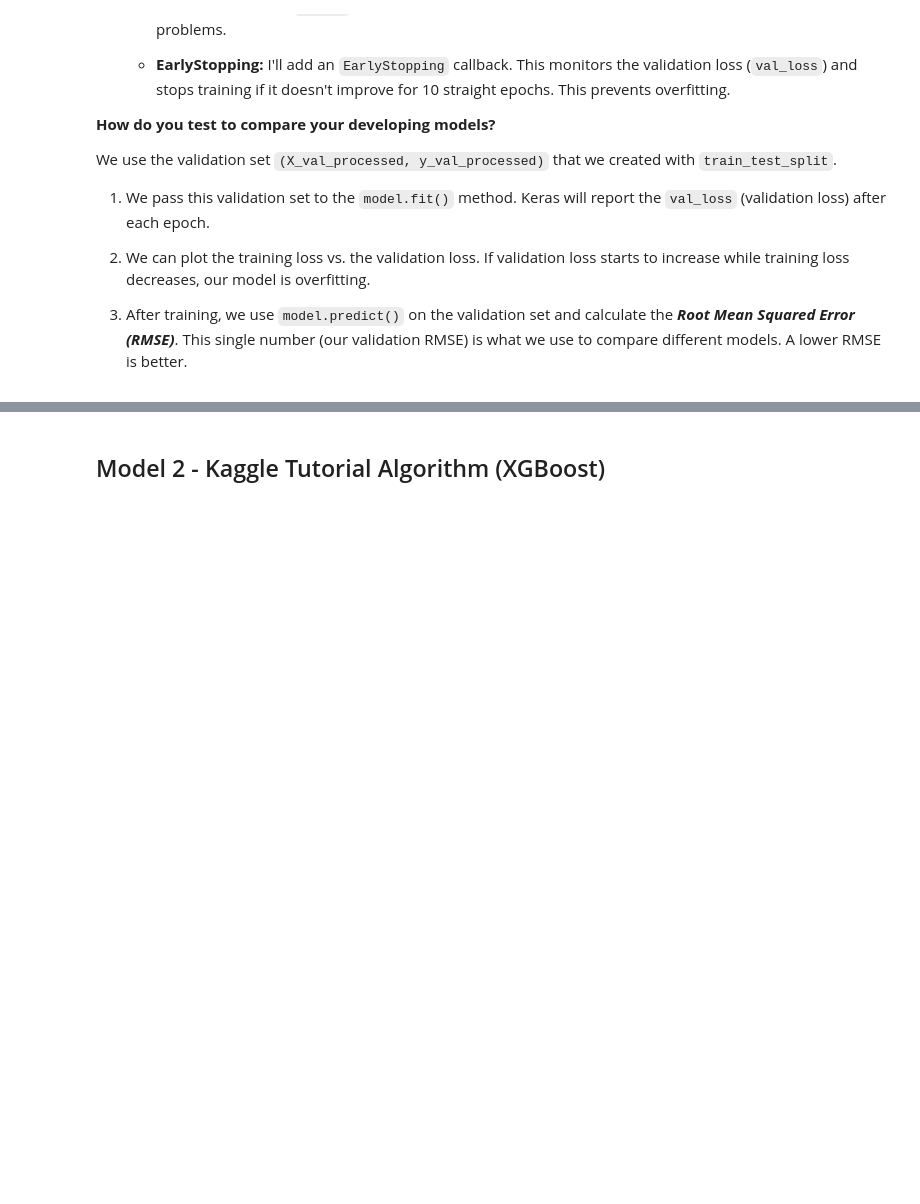
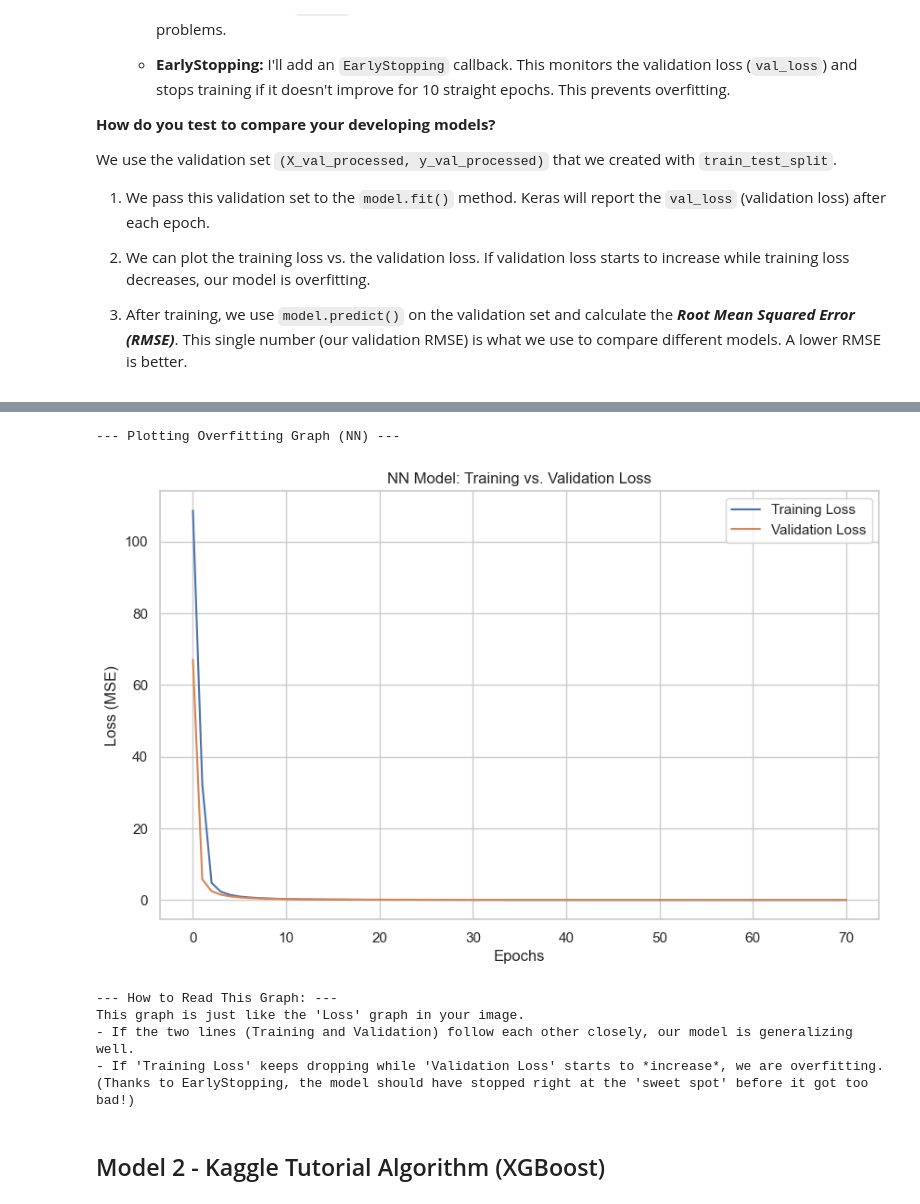
Before and after one commit to Jessiwulf/Term-Project-AI, a Jupyter notebook: Project_AI_ML.ipynb, the cells around one changed output, grey strips where cells are left out. Cells and saved outputs as stored; diff of their text form; code cells hidden in the pictures; blank space fills up the shorter version.

Commit message:
Overfitting Add

```diff
--- a/Project_AI_ML.ipynb
+++ b/Project_AI_ML.ipynb
@@ -518,4 +518,33 @@ DEBUG: First 3 predicted (log) values: [11.706287 11.959501 12.065372]
 --- submission_nn.csv (Revised version) saved successfully ---
+# %%
+# --- Train NN & Detect Overfitting ---
+import matplotlib.pyplot as plt
+
+print("--- Plotting Overfitting Graph (NN) ---")
+history_df = pd.DataFrame(history.history)
+
+plt.figure(figsize=(10, 6))
+plt.plot(history_df['loss'], label='Training Loss')
+plt.plot(history_df['val_loss'], label='Validation Loss')
+plt.title('NN Model: Training vs. Validation Loss')
+plt.xlabel('Epochs')
+plt.ylabel('Loss (MSE)')
+plt.legend()
+plt.show()
+
+print("--- How to Read This Graph: ---")
+print("This graph is just like the 'Loss' graph in your image.")
+print("- If the two lines (Training and Validation) follow each other closely, our model is generalizing well.")
+print("- If 'Training Loss' keeps dropping while 'Validation Loss' starts to *increase*, we are overfitting.")
+print("(Thanks to EarlyStopping, the model should have stopped right at the 'sweet spot' before it got too bad!)")
+# %% [output]
+--- Plotting Overfitting Graph (NN) ---
+[figure, added]
+--- How to Read This Graph: ---
+This graph is just like the 'Loss' graph in your image.
+- If the two lines (Training and Validation) follow each other closely, our model is generalizing well.
+- If 'Training Loss' keeps dropping while 'Validation Loss' starts to *increase*, we are overfitting.
+(Thanks to EarlyStopping, the model should have stopped right at the 'sweet spot' before it got too bad!)
 # %% [markdown]
 ## Model 2 - Kaggle Tutorial Algorithm (XGBoost)
 # %% [markdown]
```
Also changed, not shown: parts of 5 cells of this notebook.
